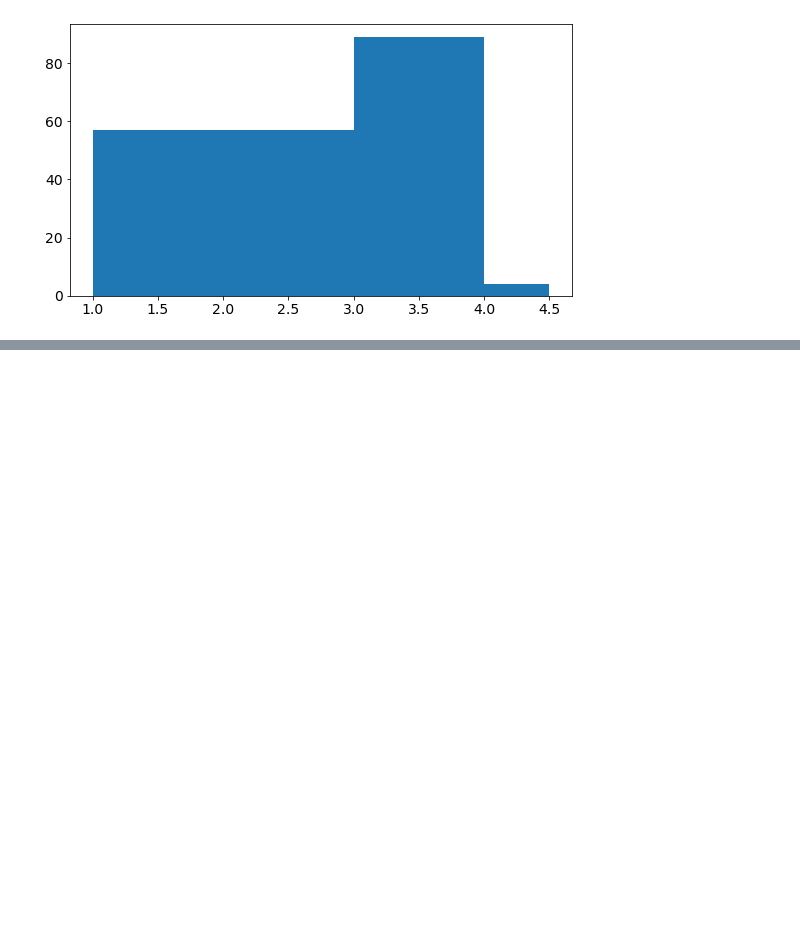
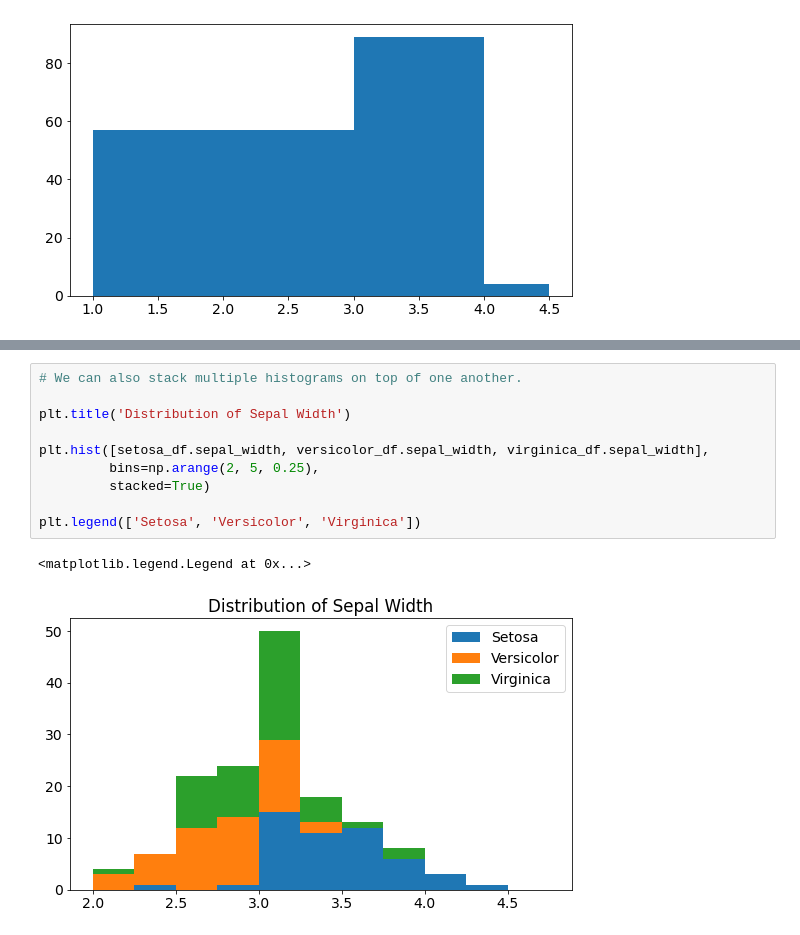
Before and after one commit to CarlosViniMSouza/DataAnalysisWithPython, a Jupyter notebook: notebooks/L04_Matplotlib.ipynb, the cells around one changed output, grey strips where cells are left out. Saved outputs shown, nothing was run; the diff lists cells and outputs as text; blank space fills up the shorter version.

```diff
--- a/notebooks/L04_Matplotlib.ipynb
+++ b/notebooks/L04_Matplotlib.ipynb
@@ -230,0 +247,13 @@ plt.hist(flowers_df.sepal_width, bins=[1, 3, 4, 4.5])
+# %%
+# We can also stack multiple histograms on top of one another.
+
+plt.title('Distribution of Sepal Width')
+
+plt.hist([setosa_df.sepal_width, versicolor_df.sepal_width, virginica_df.sepal_width],
+         bins=np.arange(2, 5, 0.25),
+         stacked=True)
+
+plt.legend(['Setosa', 'Versicolor', 'Virginica'])
+# %% [output]
+<matplotlib.legend.Legend at 0x...>
+[figure, added]
```
Also changed, not shown: parts of 2 cells of this notebook, 2 other files.
